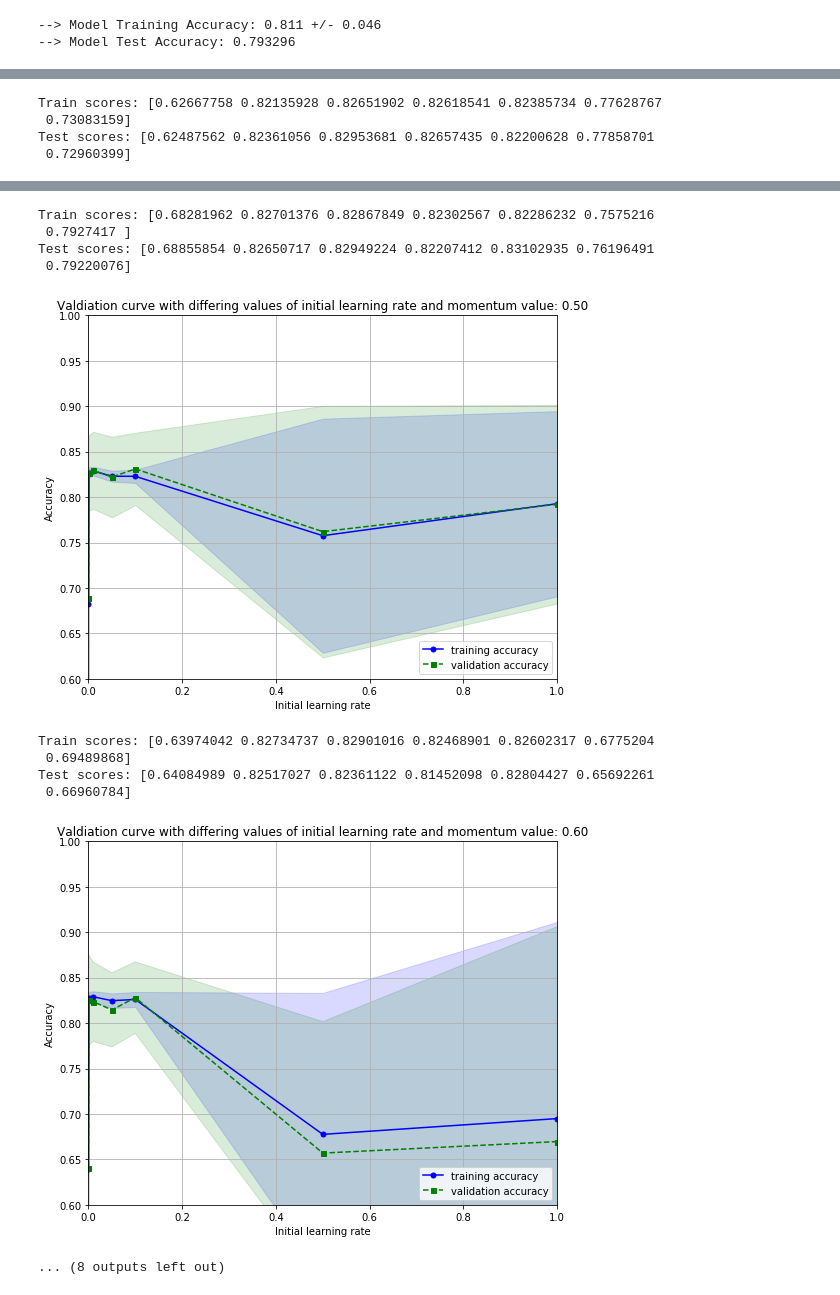
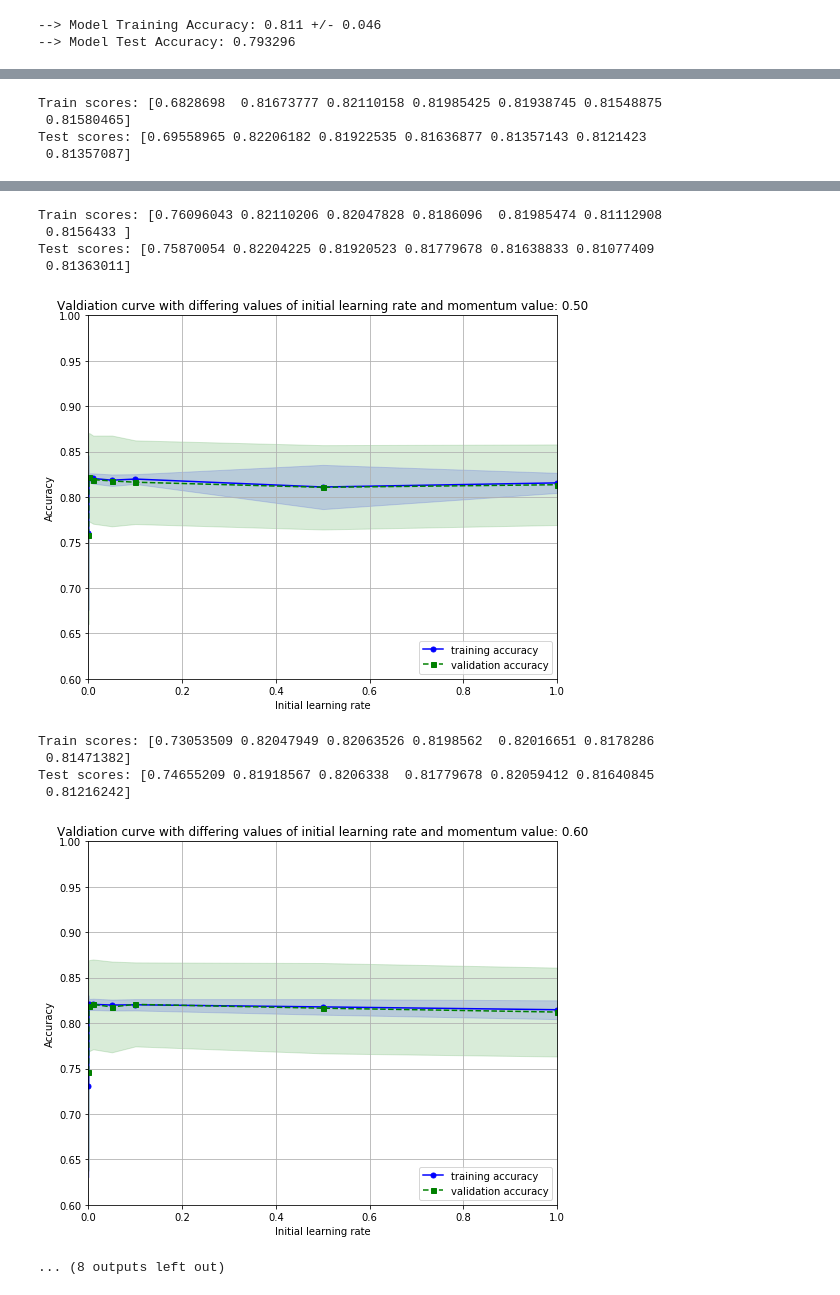
Before and after one commit to liivits/ML, a Jupyter notebook: MLHB-CHME0016_ZVWB0.ipynb, the cells around one changed output, grey strips where cells are left out. Drawn from its saved outputs; the diff is of its cells as text; code cells hidden in the pictures.

```diff
--- a/MLHB-CHME0016_ZVWB0.ipynb
+++ b/MLHB-CHME0016_ZVWB0.ipynb
@@ -1146,7 +1173,7 @@ for i in np.linspace(0.1,1,10):
 #finding the optimal value of initial learning rate using validation curve
     param_range = [0.0001, 0.001, 0.01, 0.05, 0.1, 0.5, 1]
     train_scores, test_scores = validation_curve(
-                estimator=MLPClassifier(momentum = i,hidden_layer_sizes = (10,10,10),activation= 'tanh', alpha = 0.0001,
+                estimator=MLPClassifier(momentum = i, hidden_layer_sizes = (25,25,25), activation= 'tanh', alpha = 0.0001,
                                         learning_rate ='constant', solver= 'sgd'),
                 X=X_train_pca,
                 y= y_train,
@@ -1210,4 +1237,4 @@ Test scores: [0.59962886 0.81919946 0.82205151 0.819111   0.81757323 0.78921569
-Train scores: [0.62667758 0.82135928 0.82651902 0.82618541 0.82385734 0.77628767
- 0.73083159]
-Test scores: [0.62487562 0.82361056 0.82953681 0.82657435 0.82200628 0.77858701
- 0.72960399]
+Train scores: [0.6828698  0.81673777 0.82110158 0.81985425 0.81938745 0.81548875
+ 0.81580465]
+Test scores: [0.69558965 0.82206182 0.81922535 0.81636877 0.81357143 0.8121423
+ 0.81357087]
@@ -1215,13 +1242,13 @@ Test scores: [0.62487562 0.82361056 0.82953681 0.82657435 0.82200628 0.77858701
-Train scores: [0.68281962 0.82701376 0.82867849 0.82302567 0.82286232 0.7575216
- 0.7927417 ]
-Test scores: [0.68855854 0.82650717 0.82949224 0.82207412 0.83102935 0.76196491
- 0.79220076]
+Train scores: [0.76096043 0.82110206 0.82047828 0.8186096  0.81985474 0.81112908
+ 0.8156433 ]
+Test scores: [0.75870054 0.82204225 0.81920523 0.81779678 0.81638833 0.81077409
+ 0.81363011]
-[figure, old version]
+[figure, new version]
-Train scores: [0.63974042 0.82734737 0.82901016 0.82468901 0.82602317 0.6775204
- 0.69489868]
-Test scores: [0.64084989 0.82517027 0.82361122 0.81452098 0.82804427 0.65692261
- 0.66960784]
+Train scores: [0.73053509 0.82047949 0.82063526 0.8198562  0.82016651 0.8178286
+ 0.81471382]
+Test scores: [0.74655209 0.81918567 0.8206338  0.81779678 0.82059412 0.81640845
+ 0.81216242]
-[figure, old version]
+[figure, new version]
 ... (8 outputs left out)
 # %%
 #Re-runninung the MLP with the initial learning rate  and momentum values that gave the best accuracy
```
Also changed, not shown: parts of 25 cells of this notebook, 1 other file.
